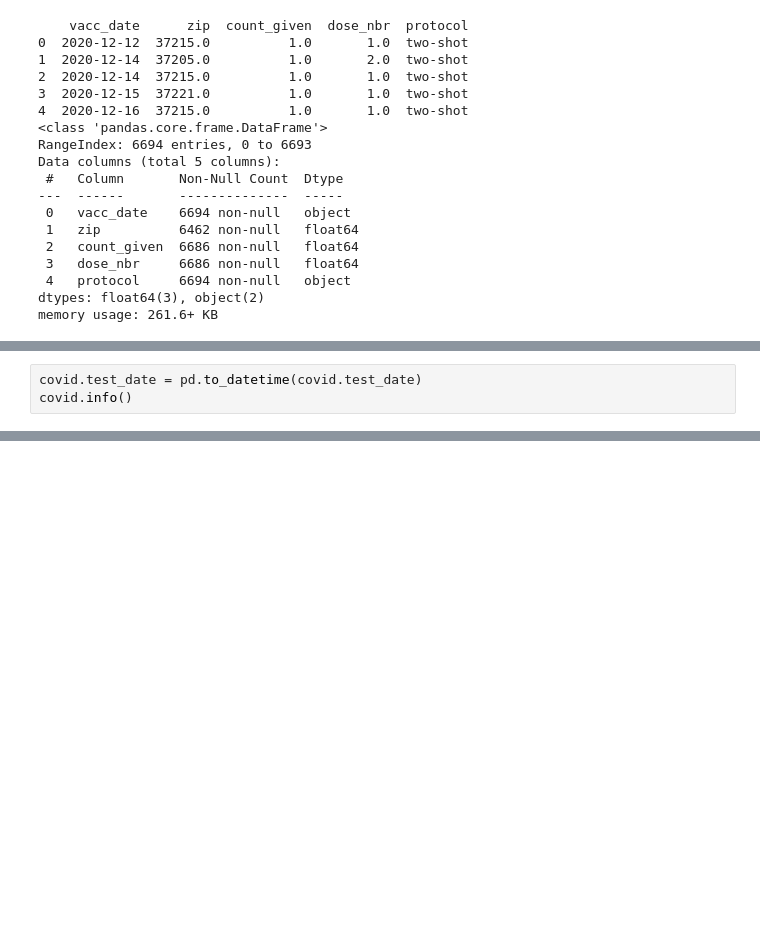
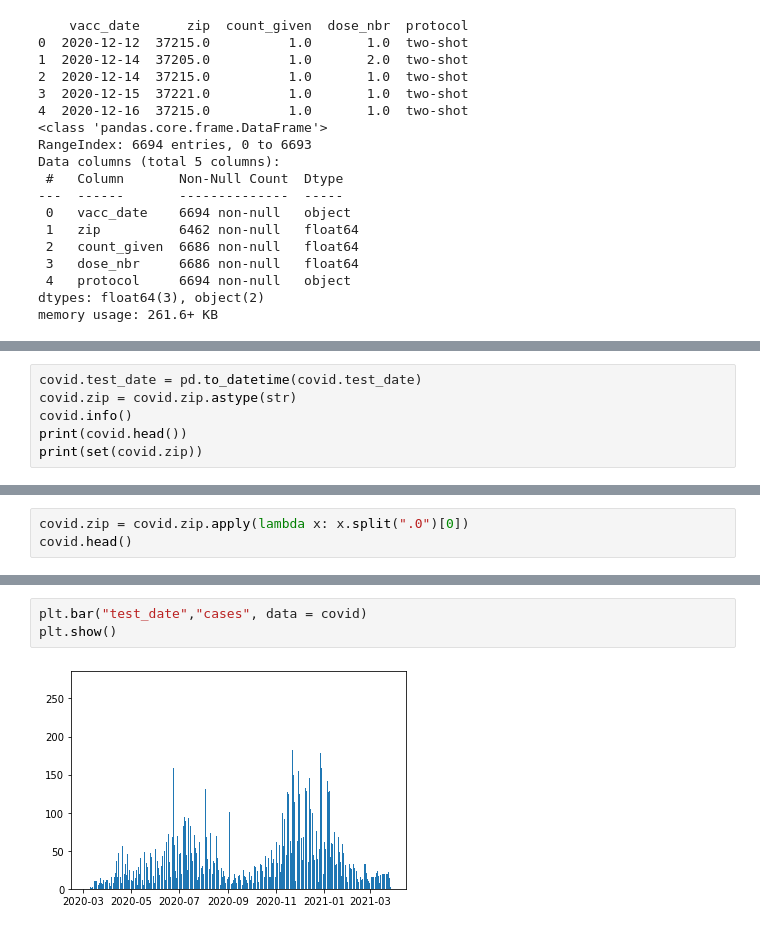
Before and after one commit to rghertel/nash-covid-cases-vaccines-pekka_pickled_peppers, a Jupyter notebook: notebooks/covid_project_JRR.ipynb, the cells around one changed output, grey strips where cells are left out. Saved outputs shown, nothing was run; the diff lists cells and outputs as text; blank space fills up the shorter version.

```diff
--- a/notebooks/covid_project_JRR.ipynb
+++ b/notebooks/covid_project_JRR.ipynb
@@ -68,6 +332,9 @@ memory usage: 261.6+ KB
 # %%
 covid.test_date = pd.to_datetime(covid.test_date)
+covid.zip = covid.zip.astype(str)
 covid.info()
+print(covid.head())
+print(set(covid.zip))
 # %% [output]
 <class 'pandas.core.frame.DataFrame'>
 RangeIndex: 8832 entries, 0 to 8831
@@ -97 +373,4 @@ dtypes: float64(3), object(2)
 memory usage: 261.6+ KB
+# %%
+covid.zip = covid.zip.apply(lambda x: x.split(".0")[0])
+covid.head()
@@ -97,0 +418,5 @@ memory usage: 261.6+ KB
+# %%
+plt.bar("test_date","cases", data = covid)
+plt.show()
+# %% [output]
+[figure, added]
```
Also changed, not shown: parts of 41 cells of this notebook, 9 other files.
